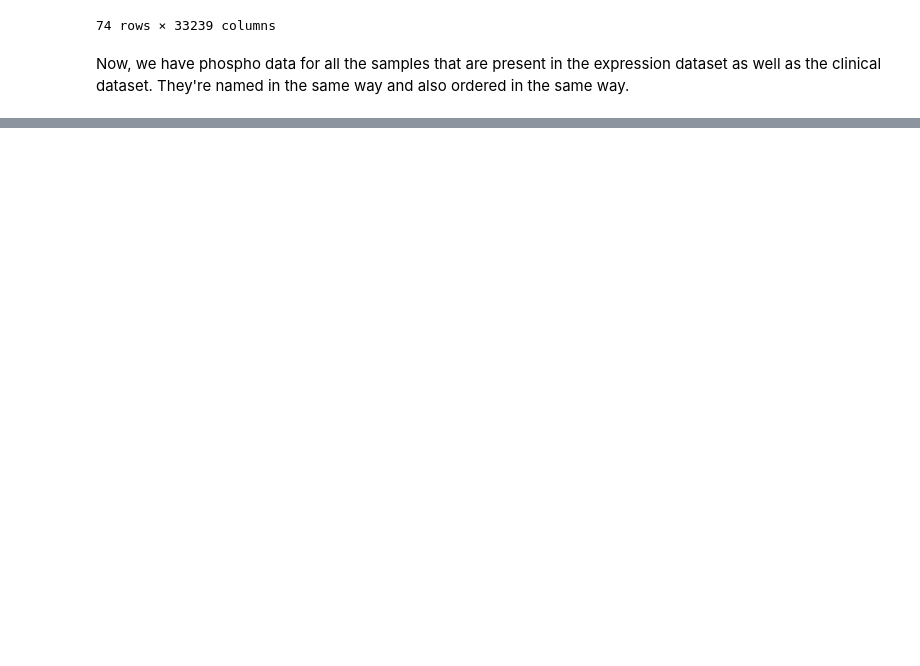
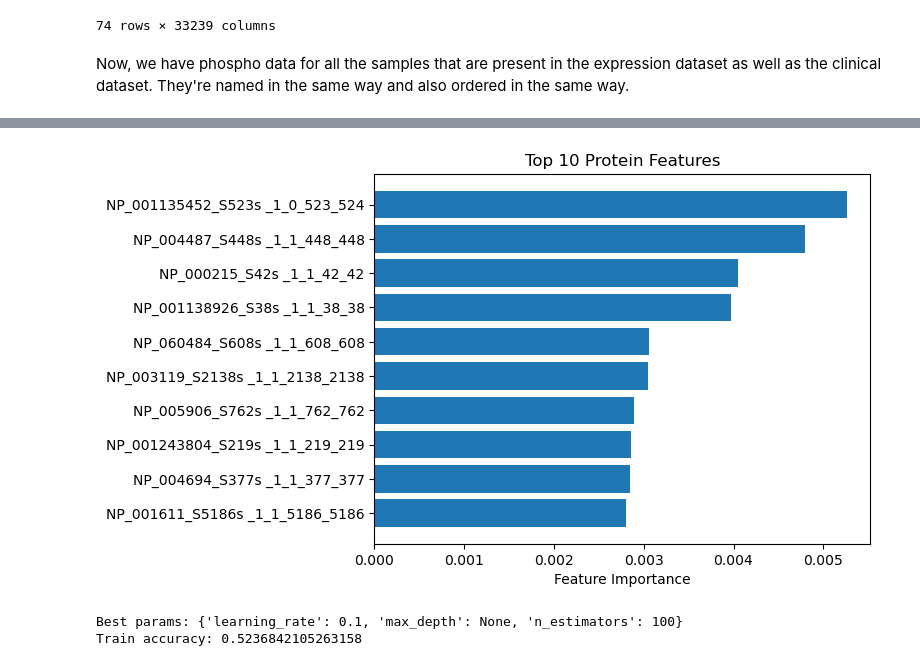
Before and after one commit to tiffanyqtang/Proteomics_Final, a Jupyter notebook: proteomics_final.ipynb, the cells around one changed output, grey strips where cells are left out. Cells and saved outputs as stored; diff of their text form; code cells hidden in the pictures; blank space fills up the shorter version.

```diff
--- a/proteomics_final.ipynb
+++ b/proteomics_final.ipynb
@@ -174,0 +571,30 @@ Now, we have phospho data for all the samples that are present in the expression
+# %%
+# Step 3: Train-test split (stratified) with the phospho data
+X_train, X_test, y_train, y_test = train_test_split(
+    X_scaled, y_encoded, test_size=0.2, stratify=y_encoded, random_state=42
+)
+# %%
+# Step 4: Define RFC and hyperparameter grid
+param_grid = {
+    'n_estimators': [100, 200],
+    'max_depth': [None, 10, 20],
+    'min_samples_split': [2, 5],
+    'min_samples_leaf': [1, 2]
+}
+
+rfc = RandomForestClassifier(random_state=42)
+grid_search = GridSearchCV(
+    estimator=rfc,
+    param_grid=param_grid,
+    cv=5,
+    n_jobs=-1,
+    scoring='accuracy',
+    verbose=1
+)
+
+# Step 5: Fit and evaluate
+grid_search.fit(X_train, y_train)
+
+print("Best Parameters:", grid_search.best_params_)
+print("Best Cross-Validation Accuracy:", grid_search.best_score_)
+best_rfc_phospho_model = grid_search.best_estimator_
@@ -174,0 +622,34 @@ Now, we have phospho data for all the samples that are present in the expression
+# %%
+#here, I'll extract the important features/proteins that are key in making the classifications.
+import matplotlib.pyplot as plt
+import numpy as np
+
+importances = best_rfc_phospho_model.feature_importances_
+top_idx = np.argsort(importances)[-10:]
+plt.barh(range(10), importances[top_idx])
+plt.yticks(range(10), phosphoproteome_data_filtered_ordered.columns[top_idx])
+plt.xlabel("Feature Importance")
+plt.title("Top 10 Protein Features")
+plt.show()
+# %% [output]
+[figure, added]
+# %%
+#now, I will implement XGB:
+from xgboost import XGBClassifier
+
+xgb = XGBClassifier(objective='multi:softprob', num_class=4, eval_metric='mlogloss', random_state=42)
+param_grid = {
+    'n_estimators': [100, 200],
+    'max_depth': [None, 3, 6],
+    'learning_rate': [0.01, 0.1, 0.2]
+}
+
+grid = GridSearchCV(xgb, param_grid, cv=3, n_jobs=-1, scoring='accuracy')
+grid.fit(X_train, y_train)
+
+print("Best params:", grid.best_params_)
+print("Train accuracy:", grid.best_score_)
+best_xgb_phospho_model = grid.best_estimator_
+# %% [output]
+Best params: {'learning_rate': 0.1, 'max_depth': None, 'n_estimators': 100}
+Train accuracy: 0.5236842105263158
```
Also changed, not shown: parts of 37 cells of this notebook.
